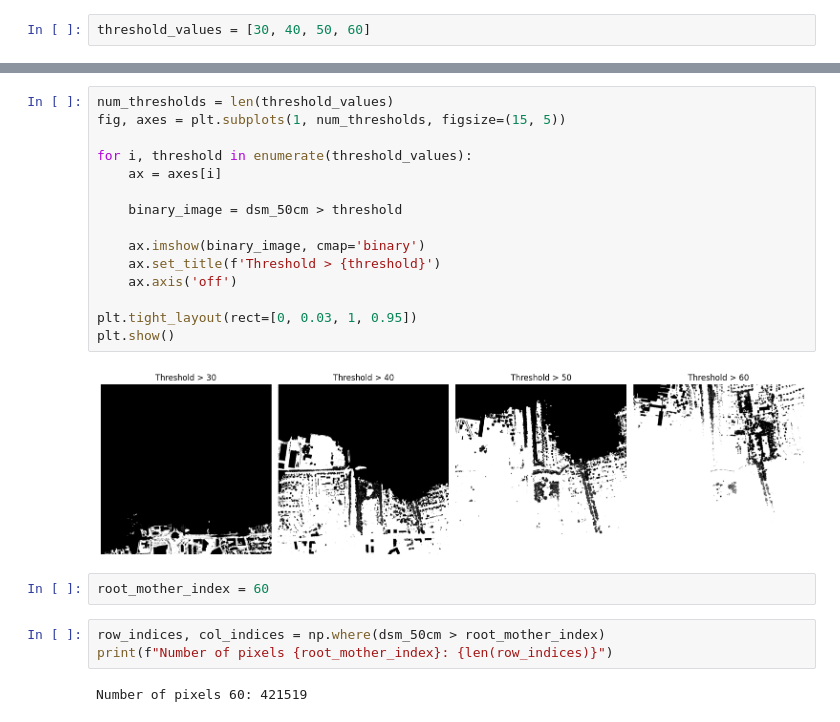
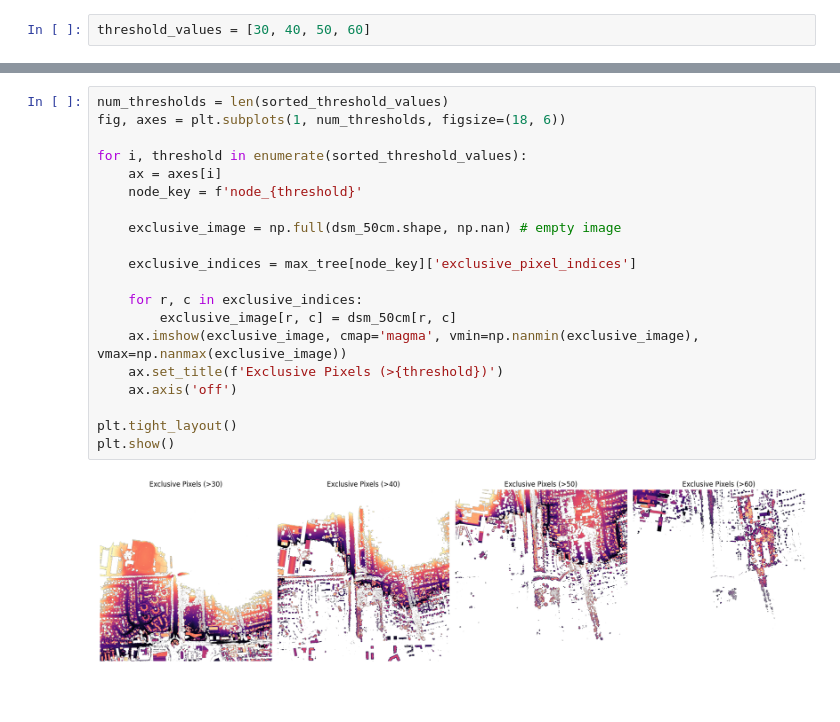
Before and after one commit to kshitijrajsharma/ersip-sprint, a Jupyter notebook: sprints/1/2 - Load and display LiDAR raster.ipynb, the cells around one changed output, grey strips where cells are left out. Cells and saved outputs as stored; diff of their text form; blank space fills up the shorter version.

Commit message:
implement custom tree_building_algorithmn

```diff
--- a/sprints/1/2 - Load and display LiDAR raster.ipynb
+++ b/sprints/1/2 - Load and display LiDAR raster.ipynb
@@ -141,24 +170,22 @@ threshold_values = [30, 40, 50, 60]
 # %%
-num_thresholds = len(threshold_values)
-fig, axes = plt.subplots(1, num_thresholds, figsize=(15, 5))
+num_thresholds = len(sorted_threshold_values)
+fig, axes = plt.subplots(1, num_thresholds, figsize=(18, 6))
 
-for i, threshold in enumerate(threshold_values):
+for i, threshold in enumerate(sorted_threshold_values):
     ax = axes[i]
+    node_key = f'node_{threshold}'
 
-    binary_image = dsm_50cm > threshold
+    exclusive_image = np.full(dsm_50cm.shape, np.nan) # empty image
 
-    ax.imshow(binary_image, cmap='binary')
-    ax.set_title(f'Threshold > {threshold}')
+    exclusive_indices = max_tree[node_key]['exclusive_pixel_indices']
+
+    for r, c in exclusive_indices:
+        exclusive_image[r, c] = dsm_50cm[r, c]
+    ax.imshow(exclusive_image, cmap='magma', vmin=np.nanmin(exclusive_image), vmax=np.nanmax(exclusive_image))
+    ax.set_title(f'Exclusive Pixels (>{threshold})')
     ax.axis('off')
 
-plt.tight_layout(rect=[0, 0.03, 1, 0.95])
+plt.tight_layout()
 plt.show()
 # %% [output]
-[figure, old version]
+[figure, new version]
-# %%
-root_mother_index = 60
-# %%
-row_indices, col_indices = np.where(dsm_50cm > root_mother_index)
-print(f"Number of pixels {root_mother_index}: {len(row_indices)}")
-# %% [output]
-Number of pixels 60: 421519
```
Also changed, not shown: parts of 3 cells of this notebook.
